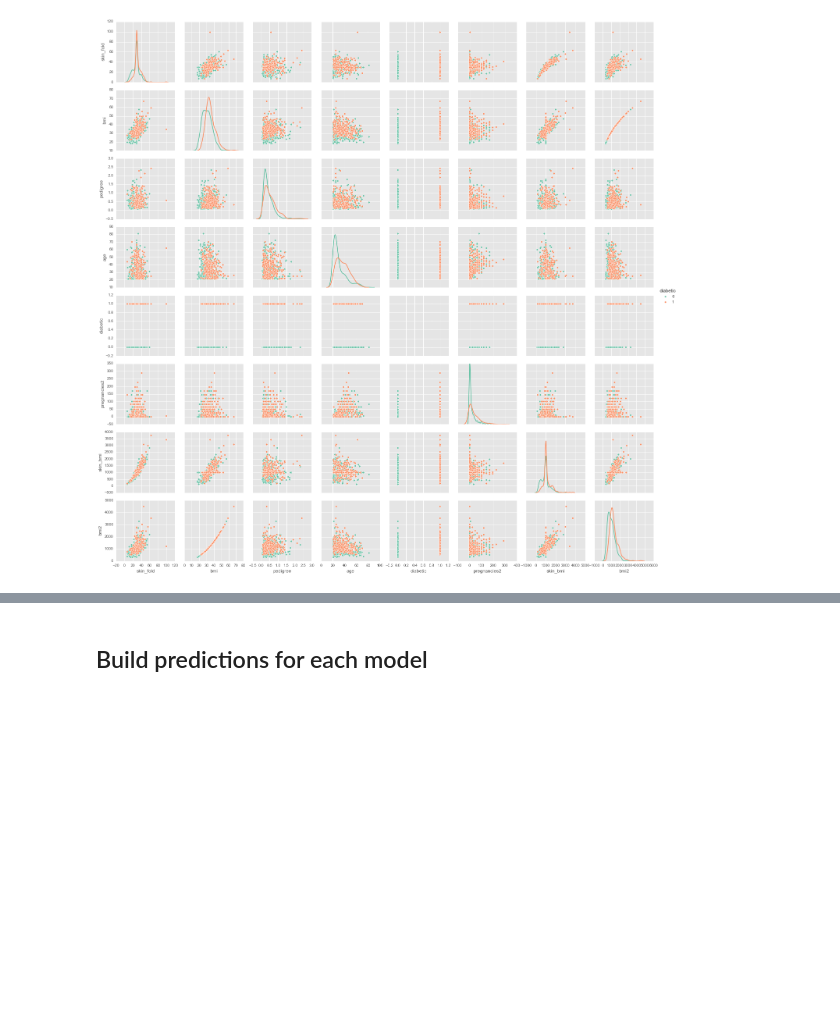
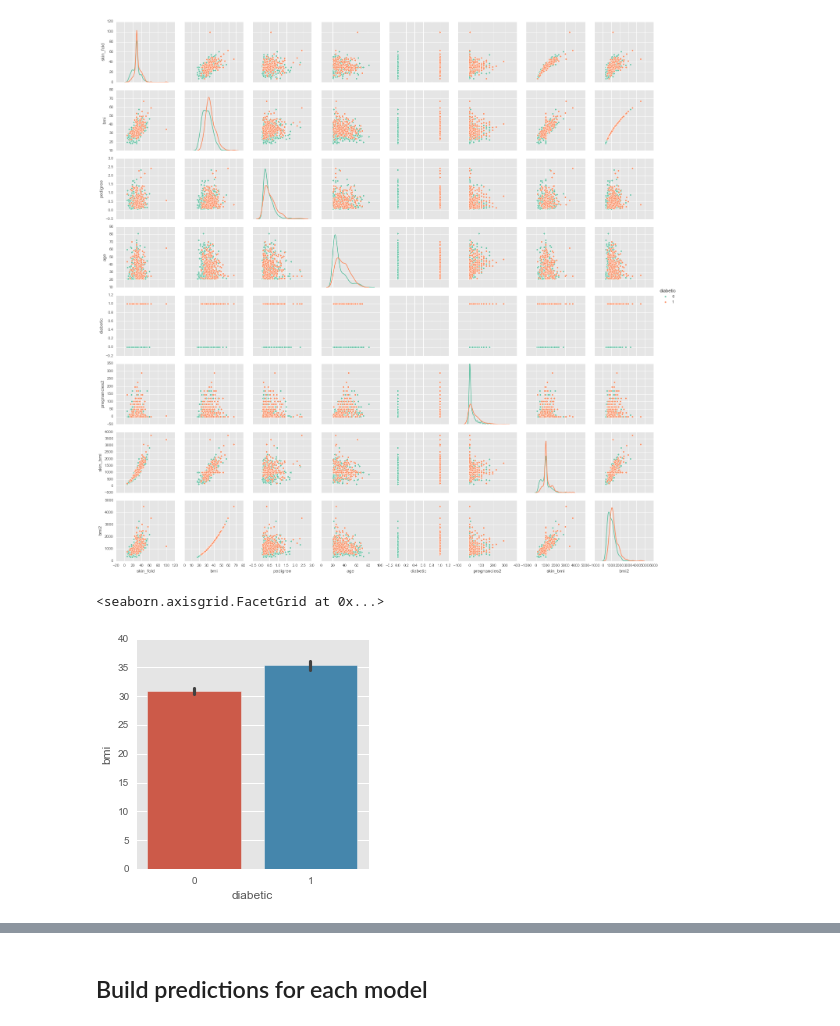
Before and after one commit to mschoeffler1/ds_portfolio, a Jupyter notebook: pima/Pima_diabetes.ipynb, the cells around one changed output, grey strips where cells are left out. Drawn from its saved outputs; the diff is of its cells as text; code cells hidden in the pictures; blank space fills up the shorter version.

```diff
--- a/pima/Pima_diabetes.ipynb
+++ b/pima/Pima_diabetes.ipynb
@@ -278,3 +317,11 @@ Name: diabetic, dtype: float64
 g = sns.pairplot(pima_neither, hue="diabetic", palette="Set2", diag_kind="kde", size=2.5)
 # %% [output]
 [figure]
+# %%
+sns.factorplot(x='diabetic',
+               y='bmi',
+               kind='bar',
+              data = pima_neither)
+# %% [output]
+<seaborn.axisgrid.FacetGrid at 0x...>
+[figure, added]
```
Also changed, not shown: parts of 12 cells of this notebook.
